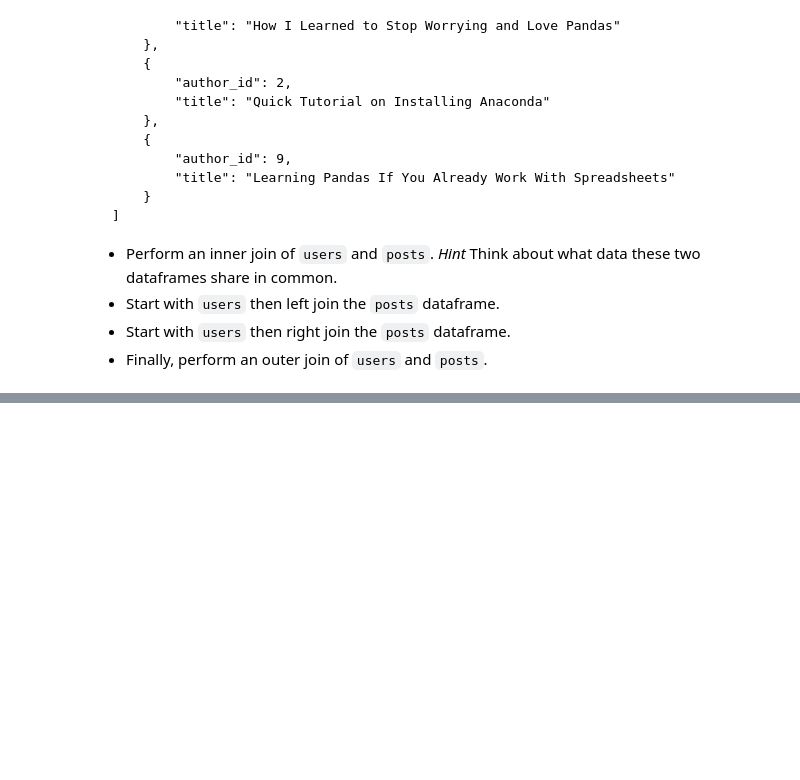
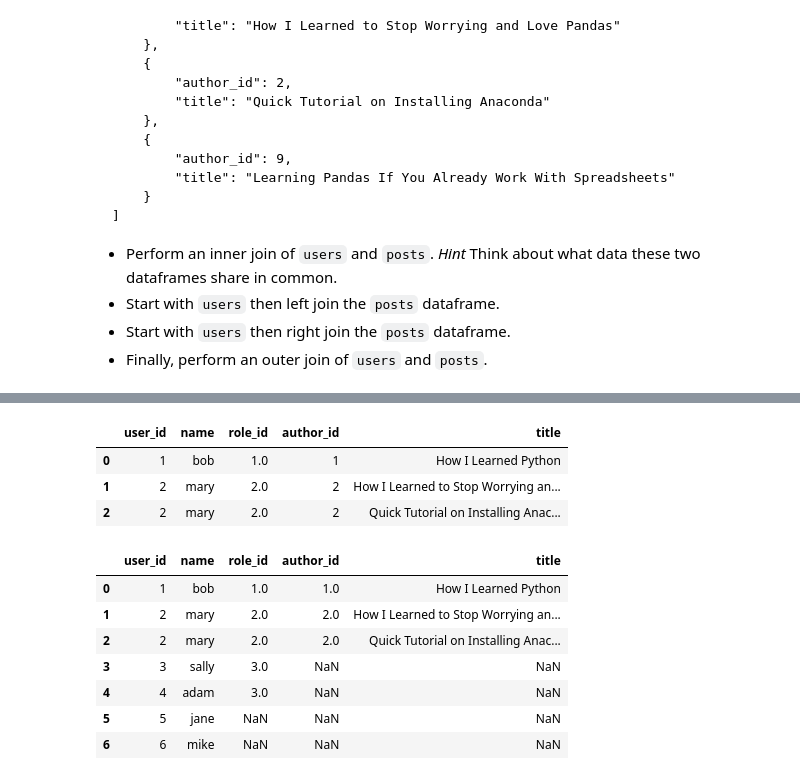
Before and after one commit to RioCasanova/Anaconda-Courses, a Jupyter notebook: intro_to_pandas/intro_advanced_dataframes.ipynb, the cells around one changed output, grey strips where cells are left out. Drawn from its saved outputs; the diff is of its cells as text; code cells hidden in the pictures; blank space fills up the shorter version.

```diff
--- a/intro_to_pandas/intro_advanced_dataframes.ipynb
+++ b/intro_to_pandas/intro_advanced_dataframes.ipynb
@@ -161,7 +308,23 @@ users
 # %%
 # Perform an inner join of `users` and `posts`.
 # Hint: Think about what data these two dataframes share in common.
+users.merge(posts, left_on='user_id', right_on='author_id', how='inner')
+# %% [output]
+|  | user_id | name | role_id | author_id | title |
+| 0 | 1 | bob | 1.0 | 1 | How I Learned Python |
+| 1 | 2 | mary | 2.0 | 2 | How I Learned to Stop Worrying an... |
+| 2 | 2 | mary | 2.0 | 2 | Quick Tutorial on Installing Anac... |
 # %%
 # Start with `users` then left join the `posts` dataframe
+users.merge(posts, left_on='user_id', right_on='author_id', how='left')
+# %% [output]
+|  | user_id | name | role_id | author_id | title |
+| 0 | 1 | bob | 1.0 | 1.0 | How I Learned Python |
+| 1 | 2 | mary | 2.0 | 2.0 | How I Learned to Stop Worrying an... |
+| 2 | 2 | mary | 2.0 | 2.0 | Quick Tutorial on Installing Anac... |
+| 3 | 3 | sally | 3.0 | NaN | NaN |
+| 4 | 4 | adam | 3.0 | NaN | NaN |
+| 5 | 5 | jane | NaN | NaN | NaN |
+| 6 | 6 | mike | NaN | NaN | NaN |
 # %%
 # Start with `users` then right join the `posts` dataframe
```
Also changed, not shown: parts of 22 cells of this notebook, 4 other files.
